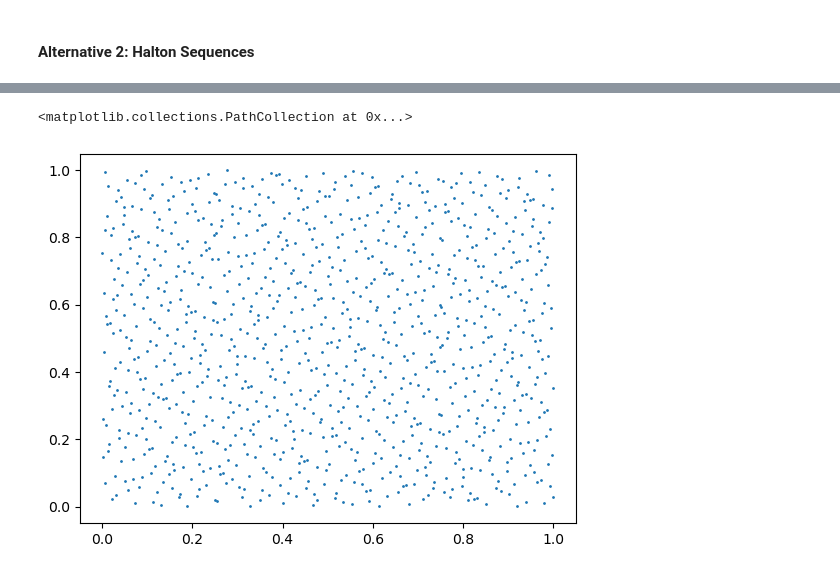
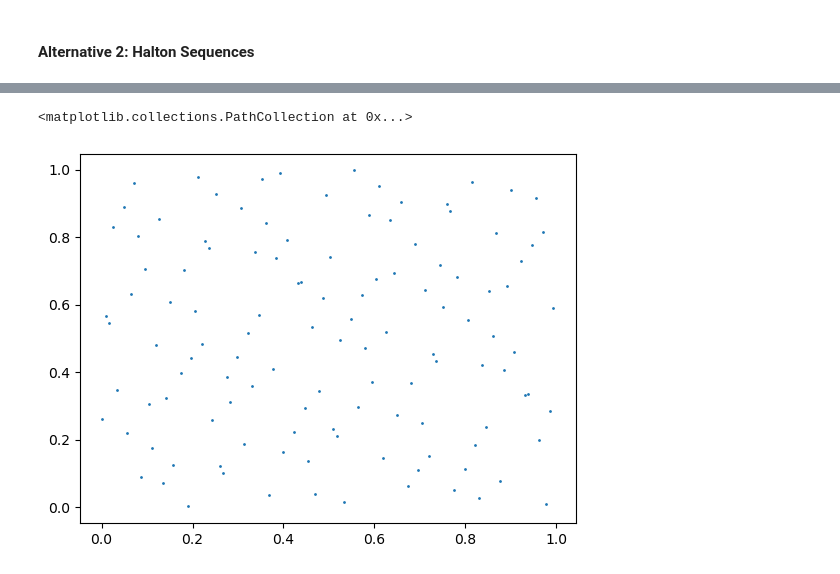
Before and after one commit to Gautam-Chauhan/MSc-Thesis, a Jupyter notebook: GBN_sampling.ipynb, the cells around one changed output, grey strips where cells are left out. Cells and saved outputs as stored; diff of their text form; code cells hidden in the pictures.

```diff
--- a/GBN_sampling.ipynb
+++ b/GBN_sampling.ipynb
@@ -176,7 +272,7 @@ I could feasibly use it to count linear regions in up to roughly 10 dimensions,
 sampler = qmc.Halton(d=2, scramble=True,seed=100)
 sample = sampler.random(n=1000)
 # %%
-plt.scatter(sample[:,0],sample[:,1],s=1)
+plt.scatter(sample[:,0][:120],sample[:,1][:120],s=1)
 # %% [output]
 <matplotlib.collections.PathCollection at 0x...>
-[figure, old version]
+[figure, new version]
```
Also changed, not shown: parts of 26 cells of this notebook.
